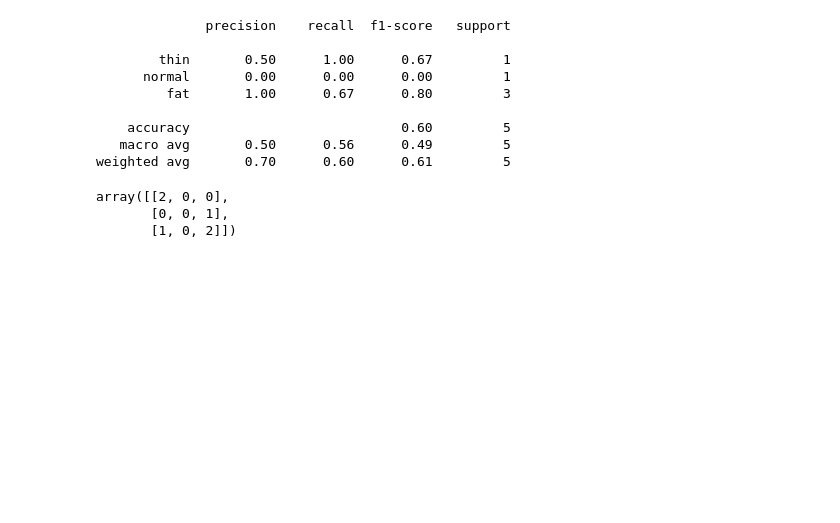
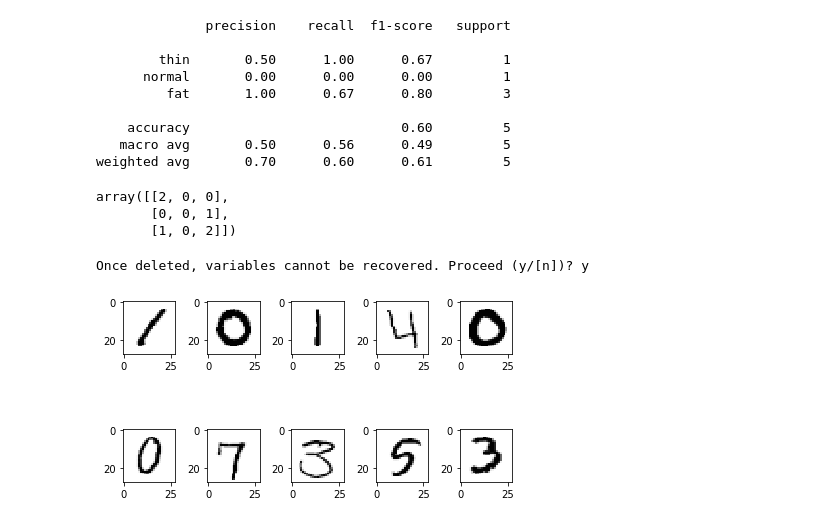
Before and after one commit to Souuul/numpy-pandas, a Jupyter notebook: MNIST.ipynb, the cells around one changed output. Drawn from its saved outputs; the diff is of its cells as text; code cells hidden in the pictures; blank space fills up the shorter version.

```diff
--- a/MNIST.ipynb
+++ b/MNIST.ipynb
@@ -48,16 +48,16 @@ import numpy as np
 import pandas as pd
 import tensorflow as tf
 import matplotlib.pyplot as plt
-import seaborn as sns    # confusion matrix를 heatmap을 통해서 그래프 출력
+# import seaborn as sns    # confusion matrix를 heatmap을 통해서 그래프 출력
 from sklearn.preprocessing import MinMaxScaler   # Normalization
 from sklearn.model_selection import train_test_split # train, test 분리
 from sklearn.model_selection import KFold        # Cross Validation
 from sklearn.metrics import classification_report, confusion_matrix
 
-tf.reset_default_graph()
+# tf.reset_default_graph()
 
 # 1. Raw Data Loading
-df = pd.read_csv('/content/drive/My Drive/MachineLearning/train.csv')
+df = pd.read_csv('/Users/admin/Downloads/Digit_Recognizer_train.csv')
 # display(df.head(), df.shape)   # (42000, 785)
 
 # 2. 결측치와 이상치 처리
@@ -144,30 +144,33 @@ batch_size = 100
 # 7. 학습진행
 def run_train(sess,train_x, train_t):
     print('### 학습 시작 ###')
     sess.run(tf.global_variables_initializer())  # tf.Variable 초기화(W,b)
 
     total_batch = int(train_x.shape[0] / batch_size)
     for step in range(num_of_epoch):
 
         for i in range(total_batch):
             batch_x = train_x[i*batch_size:(i+1)*batch_size]
             batch_t = train_t[i*batch_size:(i+1)*batch_size]
             _, loss_val = sess.run([train,loss], feed_dict={X:batch_x,
                                                             T:batch_t})
         if step % 10 == 0:
             print('Loss : {}'.format(loss_val))
     print('### 학습 끝 ###')
 
 # Accuracy
 predict = tf.argmax(H,1)   # [[0.1 0.3  0.2 0.2 ... 0.1]]
 
 # sklearn을 이용해서 classification_report를 출력해보아요!!
 target_name = ['num 0', 'num 1', 'num 2', 'num 3',
                'num 4', 'num 5', 'num 6', 'num 7',
                'num 8', 'num 9']
 # train데이터로 학습하고 train데이터로 성능평가를 해 보아요!!
 
 run_train(sess,x_data_train_norm,t_data_train_onehot)
 print(classification_report(t_data_train,
                             sess.run(predict, feed_dict={X:x_data_train_norm}),
                             target_names=target_name))
+# %% [output]
+Once deleted, variables cannot be recovered. Proceed (y/[n])? y
+[figure, added]
```
Also changed, not shown: parts of 1 cell of this notebook, 11 other files.
